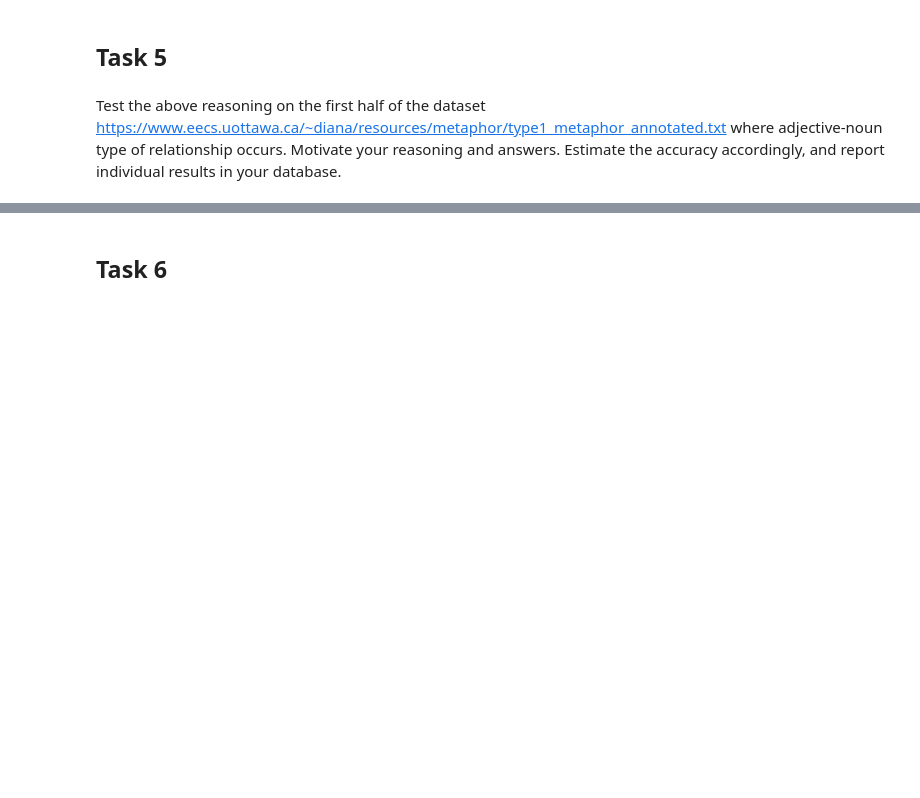
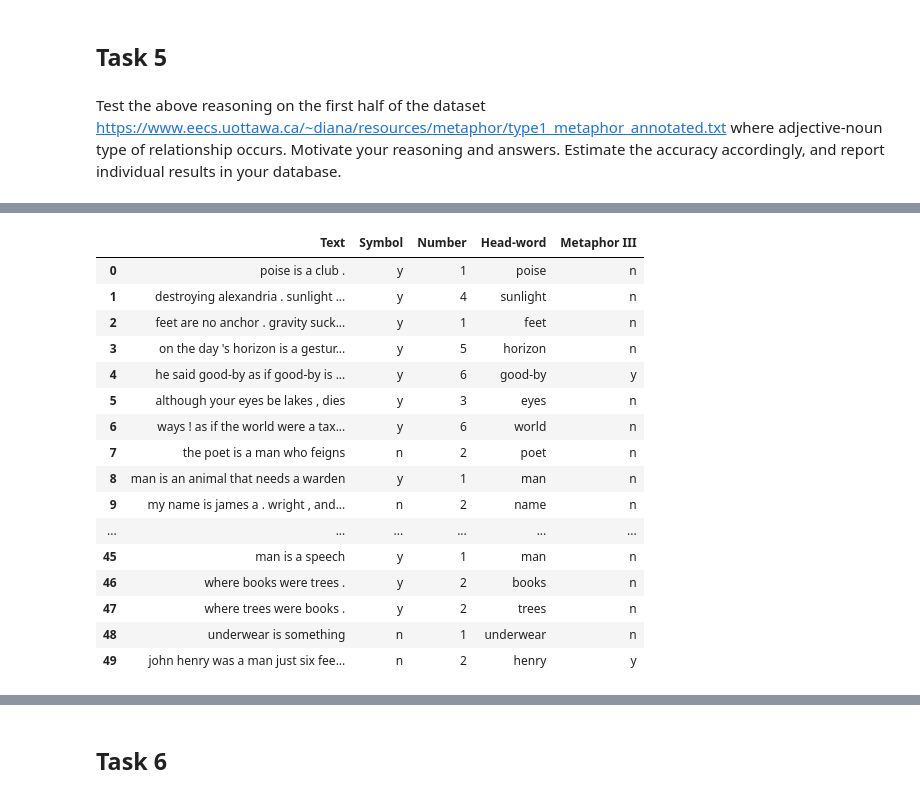
Before and after one commit to dHoundenko/Metaphor-detection-in-poetry, a Jupyter notebook: Project NLP.ipynb, the cells around one changed output, grey strips where cells are left out. Cells and saved outputs as stored; diff of their text form; code cells hidden in the pictures; blank space fills up the shorter version.

```diff
--- a/Project NLP.ipynb
+++ b/Project NLP.ipynb
@@ -936,0 +1159,15 @@ from nltk.corpus import wordnet as wn
+# %%
+import math
+def Mutual_information(bigram_item, filteredCorpus, Corpus, span = 2):
+    '''
+    Calculates Mutual information between node and collocate words
+    bigram_item = The bigram which is considered in the equation
+    filteredCorpus = The corpus with only considered words.
+    Corpus = The whole corpus.
+    span = span of words
+    '''
+    try:
+
+        return math.log10((filteredCorpus[bigram_item] * FreqDist(Corpus).N()) / (Corpus[bigram_item[0]] * Corpus[bigram_item[1]] * span))/math.log10(2)
+    except:
+        return
@@ -936,0 +1356,22 @@ from nltk.corpus import wordnet as wn
+# %%
+def identify_metaphor3(s, cat_df, thresh = 0.4):
+    # Noun-Adv/Adj pos
+    noun_adj_pairs, count_adj, w = noun_pairs_adjv(s)
+    if noun_adj_pairs == []:
+        return 'n'
+    nouns_s = check_noun_adj(noun_adj_pairs, count_adj)
+    if type(nouns_s) != type(set()):
+        return nouns_s
+    match_dict = find_matching_words_from_bnc(list(nouns_s))
+    if not match_dict:
+        return 'n'
+    list_concrete = find_concrete_nouns(cat_df, list(nouns_s), match_dict)
+    if list_concrete == []:
+        return 'n'
+    #print('here')
+    is_metaphor = determine_metaphor(list_concrete, w, thr=thresh)
+    if is_metaphor == True:
+        return 'y'
+    else:
+        return 'n'
+    return 'n'
@@ -1104,3 +1577,8 @@ Test the above reasoning on the first half of the dataset https://www.eecs.uotta
 # Motivate your reasoning and answers.
 
 # Estimate the accuracy accordingly, and report individual results in your database.
+# %%
+# Select the first 30 rows
+first_30_rows = df.head(50)
+first_30_rows['Metaphor III'] = first_30_rows.apply(lambda row: identify_metaphor3(row['Text'], cat_df, thresh = 0.6), axis=1)
+#first_30_rows.loc[:, 'Metaphor III'] = first_30_rows['Text'].apply(lambda text: identify_metaphor3(text, cat_df, thresh=0.6))
@@ -1106,0 +1591,20 @@ Test the above reasoning on the first half of the dataset https://www.eecs.uotta
+# %%
+first_30_rows
+# %% [output]
+|  | Text | Symbol | Number | Head-word | Metaphor III |
+| 0 | poise is a club . | y | 1 | poise | n |
+| 1 | destroying alexandria . sunlight ... | y | 4 | sunlight | n |
+| 2 | feet are no anchor . gravity suck... | y | 1 | feet | n |
+| 3 | on the day 's horizon is a gestur... | y | 5 | horizon | n |
+| 4 | he said good-by as if good-by is ... | y | 6 | good-by | y |
+| 5 | although your eyes be lakes , dies | y | 3 | eyes | n |
+| 6 | ways ! as if the world were a tax... | y | 6 | world | n |
+| 7 | the poet is a man who feigns | n | 2 | poet | n |
+| 8 | man is an animal that needs a warden | y | 1 | man | n |
+| 9 | my name is james a . wright , and... | n | 2 | name | n |
+| ... | ... | ... | ... | ... | ... |
+| 45 | man is a speech | y | 1 | man | n |
+| 46 | where books were trees . | y | 2 | books | n |
+| 47 | where trees were books . | y | 2 | trees | n |
+| 48 | underwear is something | n | 1 | underwear | n |
+| 49 | john henry was a man just six fee... | n | 2 | henry | y |
```
Also changed, not shown: parts of 29 cells of this notebook, 1 other file.
